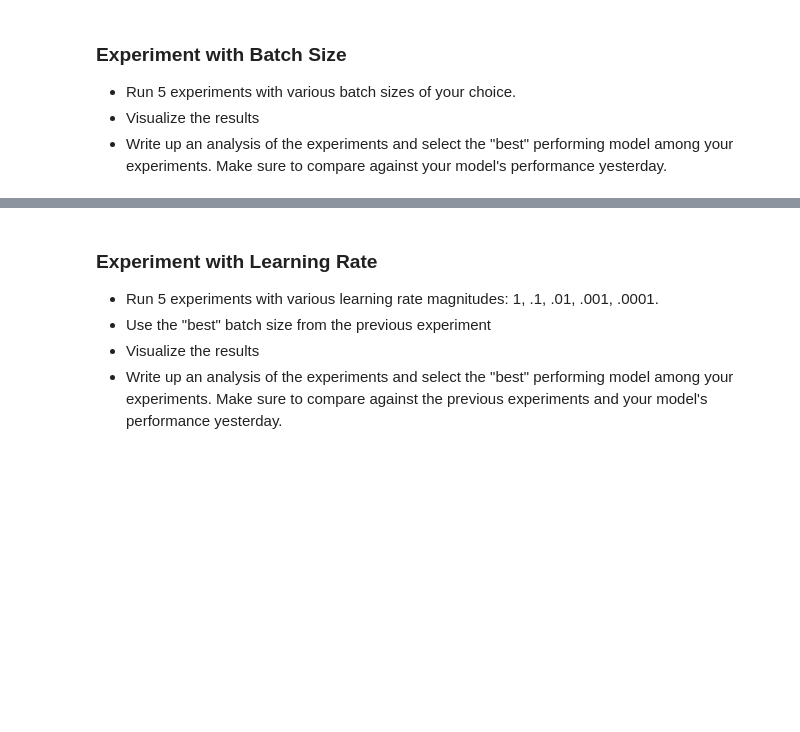
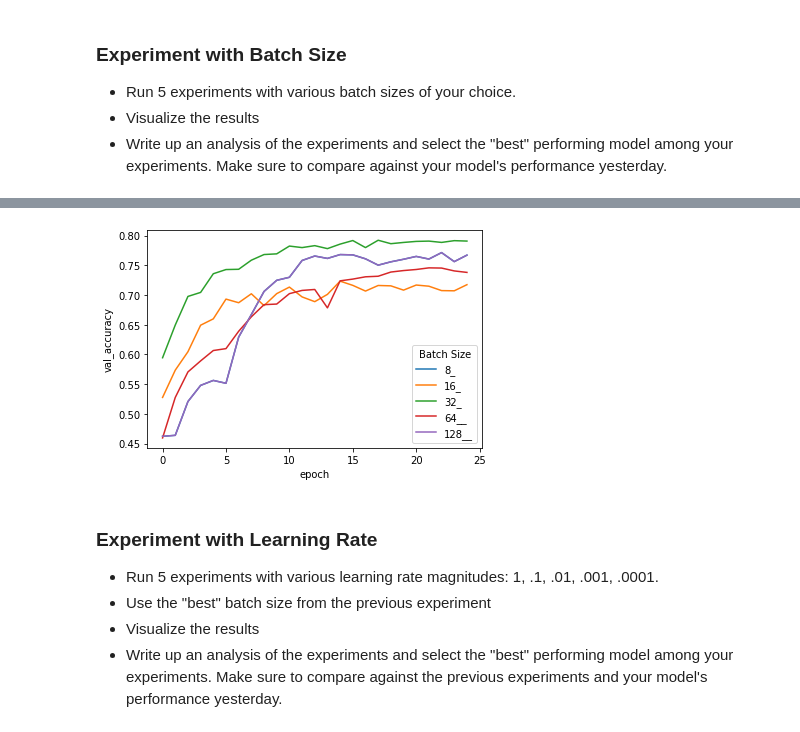
Before and after one commit to term1830/DS-Unit-4-Sprint-2-Neural-Networks, a Jupyter notebook: module2-Train/LS_DS_422_Train_Assignment.ipynb, the cells around one changed output, grey strips where cells are left out. Saved outputs shown, nothing was run; the diff lists cells and outputs as text; code cells hidden in the pictures; blank space fills up the shorter version.

```diff
--- a/module2-Train/LS_DS_422_Train_Assignment.ipynb
+++ b/module2-Train/LS_DS_422_Train_Assignment.ipynb
@@ -230,0 +231,14 @@ Epoch 25/25
+# %%
+import seaborn as sns
+
+batch_sizes = []
+
+for exp, result in zip([bt_8, bt_16, bt_32,bt_64,bt_128], ["8_", "16_", "32_", "64__", "128__"]):
+    df = pd.DataFrame.from_dict(exp.history)
+    df['epoch'] = df.index.values
+    df['Batch Size'] = result
+    batch_sizes.append(df)
+
+df = pd.concat(batch_sizes)
+df['Batch Size'] = df['Batch Size'].astype('str')
+df.head()
@@ -231,3 +252,7 @@ Epoch 25/25
+# %%
+sns.lineplot(x='epoch', y='val_accuracy', hue='Batch Size', data=df);
+# %% [output]
+[figure, added]
 # %% [markdown]
 ### Experiment with Learning Rate
 * Run 5 experiments with various learning rate magnitudes: 1, .1, .01, .001, .0001.
```
Also changed, not shown: parts of 23 cells of this notebook.
